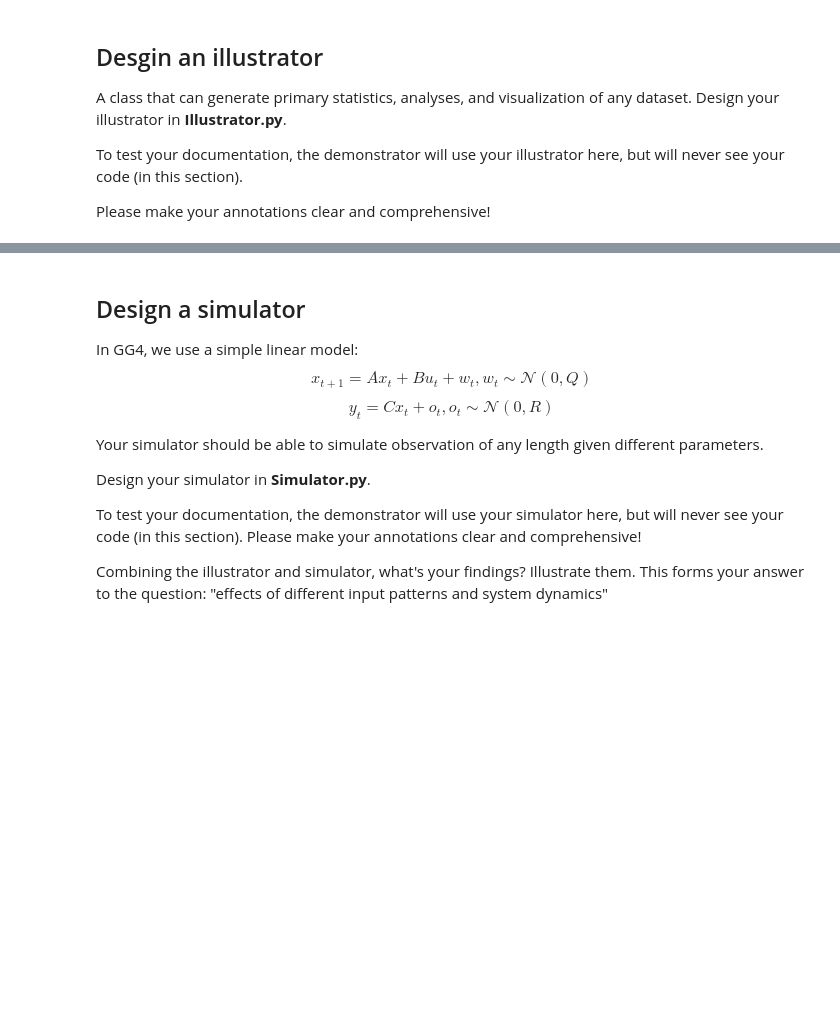
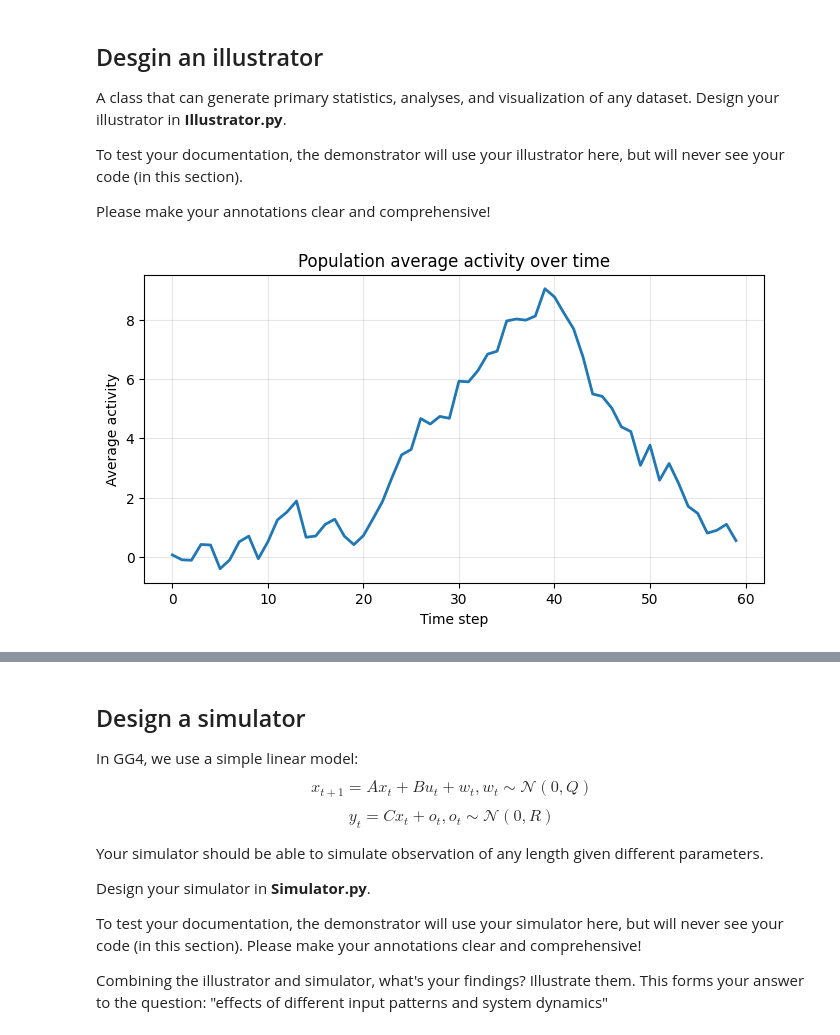
Before and after one commit to Hassan-Himaz/GG4, a Jupyter notebook: week1.ipynb, the cells around one changed output, grey strips where cells are left out. Drawn from its saved outputs; the diff is of its cells as text; code cells hidden in the pictures; blank space fills up the shorter version.

Commit message:
new file:   Interim report.ipynb 	modified:   introduction_filtering.ipynb 	modified:   week1.ipynb 	modified:   week2.ipynb 	new file:   week2hh.ipynb

```diff
--- a/week1.ipynb
+++ b/week1.ipynb
@@ -72,72 +72,50 @@ To test your documentation, the demonstrator will use your illustrator here, but
 Please make your annotations clear and comprehensive!
 # %%
 from Illustrator_arnav import Illustrator
+import numpy as np
+illustrator = Illustrator(data)
+illustrator.plot_population_average()
+def plot_pca_2d(self, pca_results, trial_idxs=[0]):
+    """
+    Plots the first two Principal Components as a 2D trajectory.
 
-illustrator = Illustrator(data)
-print(f"Dataset: {illustrator.trial_cnt} trials, "
-      f"{illustrator.timestep_cnt} timepoints, "
-      f"{illustrator.neuron_cnt} neurons")
+    Args:
+        pca_results: The tuple returned by get_PCA()
+        trial_idxs: List of trial indices to plot
+    """
+    # Extract scores from the 5th position in the tuple
+    # scores shape is (Trials, Timepoints, Components)
+    scores = pca_results[4]
 
-# ── 1. Summary statistics per neuron ──────────────────────────────────────────
-stats = illustrator.get_neuron_statistics()
+    if scores.shape[2] < 2:
+        print(f"Warning: Only {scores.shape[2]} components available. Need at least 2 for a 2D plot.")
+        return
 
-# ── 2. Trial-to-trial variability ─────────────────────────────────────────────
-illustrator.trial_variability_report()
+    plt.figure(figsize=(8, 6))
 
-# ── 3. Raw traces: first 4 neurons, all trials ────────────────────────────────
-illustrator.plot_general(neuron_list=[0, 1, 2, 3])
+    for idx in trial_idxs:
+        # Extract PC1 and PC2 for this specific trial
+        pc1 = scores[idx, :, 0]
+        pc2 = scores[idx, :, 1]
 
-# ── 4. Trial-averaged time courses (all neurons) ─────────────────────────────
-illustrator.plot_trial_average()
+        # Plot the trajectory line
+        line = plt.plot(pc1, pc2, alpha=0.7, label=f'Trial {idx}')
 
-# ── 5. Population-average over time ──────────────────────────────────────────
-illustrator.plot_population_average()
+        # Add a marker for the start and end of the trial
+        plt.scatter(pc1[0], pc2[0], color='green', marker='o', s=50) # Start
+        plt.scatter(pc1[-1], pc2[-1], color='red', marker='x', s=50)  # End
 
-# ── 6. Heatmap of trial 0 ────────────────────────────────────────────────────
-illustrator.plot_heatmap(trial_id=0)
+        plt.xlabel(f'PC1 ({pca_results[0][0]*100:.1f}% variance)')
+        plt.ylabel(f'PC2 ({pca_results[0][1]*100:.1f}% variance)')
+        plt.title('Neural State Space: PC1 vs PC2')
+        plt.legend()
+        plt.grid(True, linestyle='--', alpha=0.6)
+        plt.show()
+# 1. Run the PCA
+pca_out = illustrator.get_PCA(threshold=0.99) # Use high threshold to ensure we get >1 component
 
-# ── 7. Neuron 0 mean ± trial std ─────────────────────────────────────────────
-illustrator.plot_neuron_with_trial_std(neuron_id=0)
-
-# ── 8. Per-neuron variance and mean activity bar charts ──────────────────────
-illustrator.plot_neuron_variance()
-illustrator.plot_neuron_mean_activity()
-
-# ── 9. Activity histogram for neuron 0 (time × activity) ────────────────────
-illustrator.plot_neural_activity_histogram(neuron_idx=0, bins=20, two_dim=True)
-
-# ── 10. Inter-neuron covariance matrix (all trials) ──────────────────────────
-cov = illustrator.get_inter_neuron_covariance_matrix()
-illustrator.plot_matrix(cov, title="Inter-neuron Covariance Matrix", show_numbers=False)
-
-# ── 11. Correlation matrix ───────────────────────────────────────────────────
-corr = illustrator.get_correlation_matrix()
-illustrator.plot_matrix(corr, title="Inter-neuron Correlation Matrix",
-                        show_numbers=False, cmap="coolwarm")
-
-# ── 12. Trial dissimilarity matrix ───────────────────────────────────────────
-diss = illustrator.get_dissimilarity_matrix()
-illustrator.plot_matrix(diss, title="Trial Dissimilarity Matrix", cmap="viridis")
-
-# ── 13. PSD for first 4 neurons ──────────────────────────────────────────────
-illustrator.plot_spectrum(neuron_list=[0, 1, 2, 3], spectrum="psd", log_psd=True)
-
-# ── 14. Spectrogram for neuron 0 ────────────────────────────────────────────
-illustrator.plot_spectrum(neuron_list=[0], spectrum="spectrogram")
-
-# ── 15. PCA scree plot ───────────────────────────────────────────────────────
-illustrator.plot_scree(horizon=4)
-
-# ── 16. PCA: how many components explain 90 % of variance? ──────────────────
-explained, cumulative, n_needed, vectors, scores = illustrator.get_PCA(threshold=0.9)
-print(f"
-PCA: {n_needed} component(s) explain ≥90 % of variance")
-print(f"Explained variance per component: {explained[:n_needed].round(3)}")
-
-# ── 17. Stationarity test (ADF) ──────────────────────────────────────────────
-pvals = illustrator.test_stationaryness()
-print("
-ADF p-values per neuron (p < 0.05 => likely stationary):")
-for nid, p in pvals.items():
-    status = "stationary" if (p is not None and p < 0.05) else "non-stationary / inconclusive"
-    print(f"  Neuron {nid:2d}: p={p:.4f}  ({status})")
+# 2. Plot the first 2 PCs for the first 3 trials
+illustrator.plot_pca_2d(pca_out, trial_idxs=[0, 1, 2])
+pass
+# %% [output]
+[figure, added]
```
Also changed, not shown: parts of 4 cells of this notebook, 4 other files.
